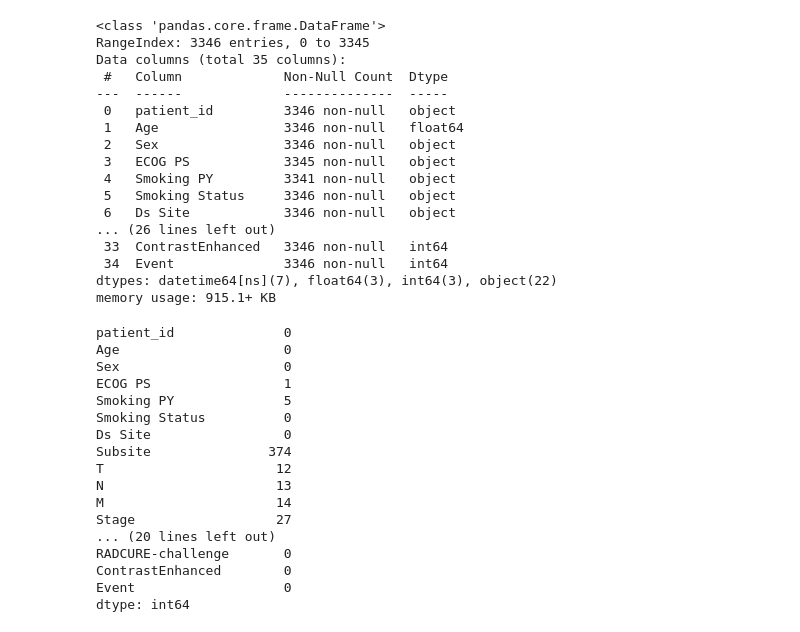
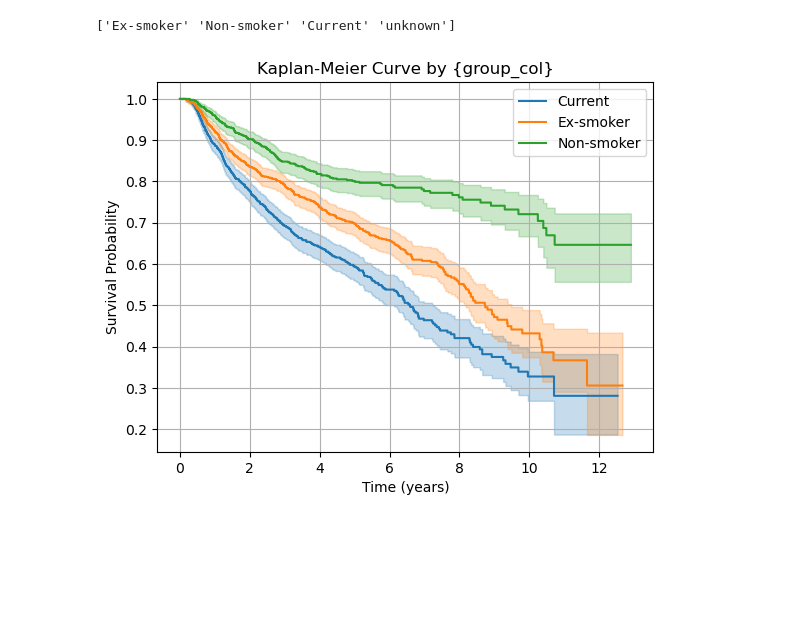
Before and after one commit to rachelayorke/Survival-Analysis, a Jupyter notebook: Scripts/main.ipynb, the cells around one changed output. Cells and saved outputs as stored; diff of their text form; code cells hidden in the pictures; blank space fills up the shorter version.

Commit message:
Function to plot KM Curve by group

```diff
--- a/Scripts/main.ipynb
+++ b/Scripts/main.ipynb
@@ -1,50 +1,44 @@
 # %%
 import pandas as pd
 from lifelines import KaplanMeierFitter
 from lifelines.statistics import logrank_test
 import matplotlib.pyplot as plt
 
 # Read in data
 clinical = pd.read_excel('../Data/RADCURE_Clinical_v04_20241219.xlsx')
 
 # Convert status to binary
 clinical['Event'] = clinical['Status'].map({'Dead': 1, 'Alive': 0})
 
+print(clinical['Smoking Status'].unique())
+
 # Fit Kaplan-Meier Estimator
-kmf = KaplanMeierFitter()
-kmf.fit(clinical['Length FU'], event_observed=clinical['Event'])
+def plot_km(clinical, group_col, group1_name, group2_name, group3_name):
+    kmf = KaplanMeierFitter()
+
+    # Group 1
+    group1 = clinical[clinical[group_col] == group1_name]
+    kmf.fit(group1['Length FU'], event_observed=group1['Event'], label=group1_name)
+    kmf.plot_survival_function()
+
+    # Group 2
+    group2 = clinical[clinical[group_col] == group2_name]
+    kmf.fit(group2['Length FU'], event_observed=group2['Event'], label=group2_name)
+    kmf.plot_survival_function()
+
+    #Group 3
+    group3 = clinical[clinical[group_col] == group3_name]
+    kmf.fit(group3['Length FU'], event_observed=group3['Event'], label=group3_name)
+    kmf.plot_survival_function()
+
+    # Plot config
+    plt.title('Kaplan-Meier Curve by {group_col}')
+    plt.xlabel('Time (years)')
+    plt.ylabel('Survival Probability')
+    plt.grid(True)
+    plt.show()
+
+plot_km(clinical, 'Smoking Status', 'Current', 'Ex-smoker', 'Non-smoker')
 # %% [output]
-<class 'pandas.core.frame.DataFrame'>
-RangeIndex: 3346 entries, 0 to 3345
-Data columns (total 35 columns):
- #   Column             Non-Null Count  Dtype
----  ------             --------------  -----
- 0   patient_id         3346 non-null   object
- 1   Age                3346 non-null   float64
- 2   Sex                3346 non-null   object
- 3   ECOG PS            3345 non-null   object
- 4   Smoking PY         3341 non-null   object
- 5   Smoking Status     3346 non-null   object
- 6   Ds Site            3346 non-null   object
-... (26 lines left out)
- 33  ContrastEnhanced   3346 non-null   int64
- 34  Event              3346 non-null   int64
-dtypes: datetime64[ns](7), float64(3), int64(3), object(22)
-memory usage: 915.1+ KB
+['Ex-smoker' 'Non-smoker' 'Current' 'unknown']
-patient_id              0
-Age                     0
-Sex                     0
-ECOG PS                 1
-Smoking PY              5
-Smoking Status          0
-Ds Site                 0
-Subsite               374
-T                      12
-N                      13
-M                      14
-Stage                  27
-... (20 lines left out)
-RADCURE-challenge       0
-ContrastEnhanced        0
-Event                   0
-dtype: int64
+[figure, added]
```
